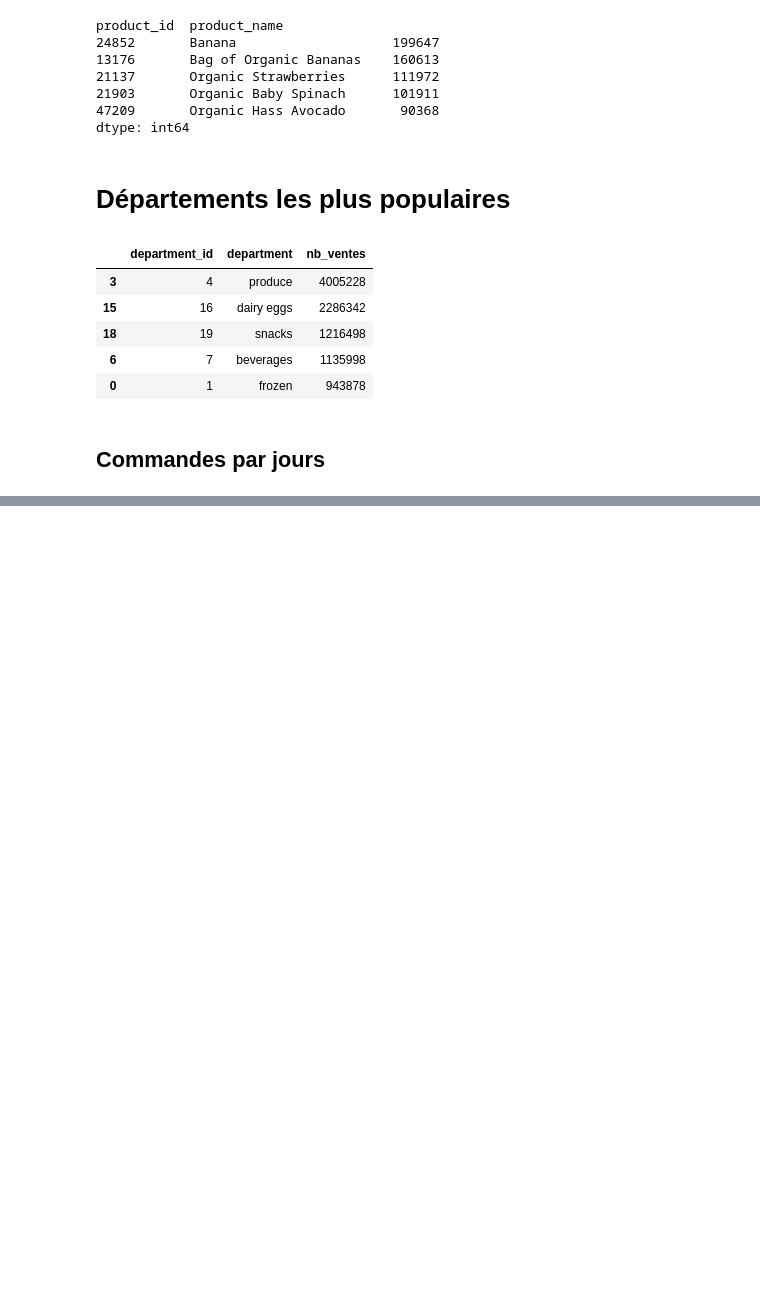
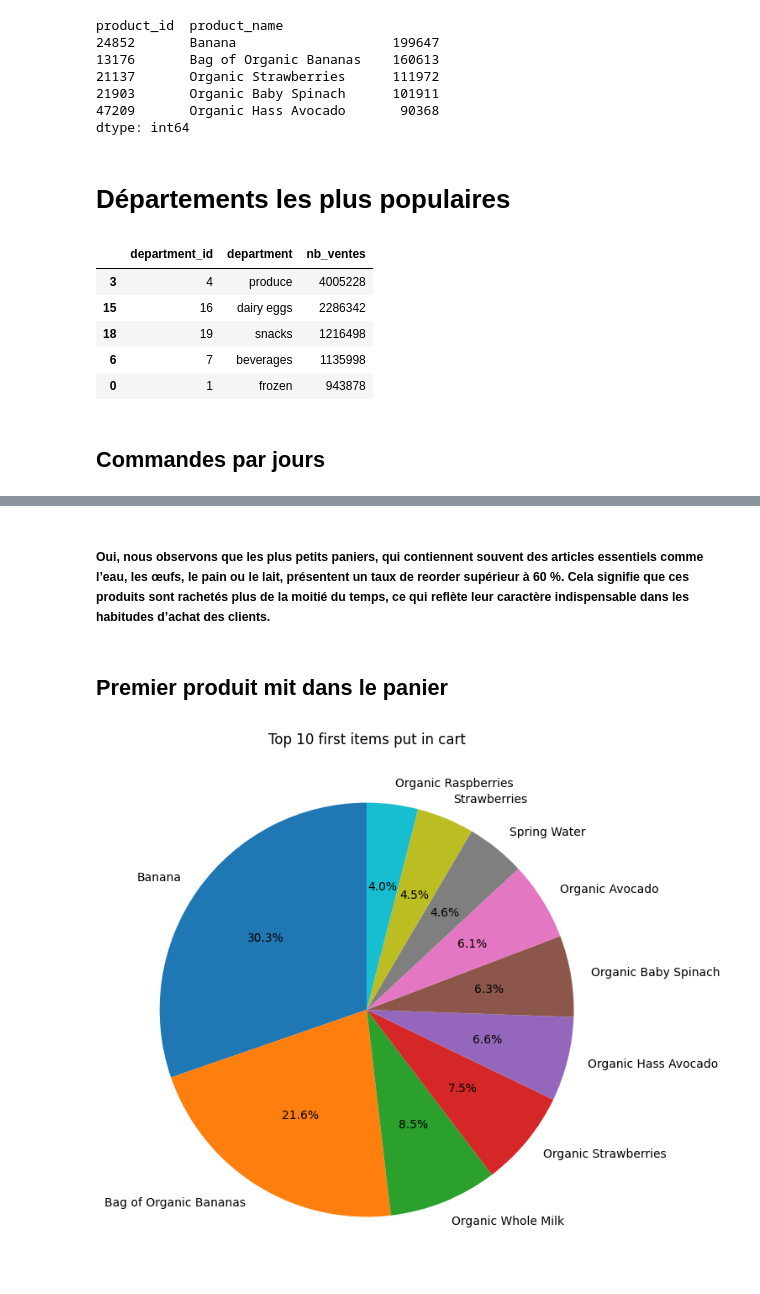
Before and after one commit to LeMatt28/Nextbuy-AI, a Jupyter notebook: notebook.ipynb, the cells around one changed output, grey strips where cells are left out. Saved outputs shown, nothing was run; the diff lists cells and outputs as text; code cells hidden in the pictures; blank space fills up the shorter version.

```diff
--- a/notebook.ipynb
+++ b/notebook.ipynb
@@ -38,8 +38,7 @@ cols_to_int = [
     "order_number",
     "order_dow",
     "aisle_id",
-    "department_id",
-    "eval_set"
+    "department_id"
 ]
 
 # convertir en entier  (int64 pour les nan)
@@ -119,0 +186,16 @@ plt.show()
+# %% [markdown]
+##### Oui, nous observons que les plus petits paniers, qui contiennent souvent des articles essentiels comme l’eau, les œufs, le pain ou le lait, présentent un taux de reorder supérieur à 60 %. Cela signifie que ces produits sont rachetés plus de la moitié du temps, ce qui reflète leur caractère indispensable dans les habitudes d’achat des clients.
+# %% [markdown]
+## Premier produit mit dans le panier
+# %%
+
+first_items = df[df["add_to_cart_order"] == 1]
+top_first = first_items["product_name"].value_counts().head(10)
+
+# graphique camembert
+plt.figure(figsize=(8, 8))
+plt.pie(top_first.values, labels=top_first.index, autopct="%1.1f%%", startangle=90)
+plt.title("Top 10 first items put in cart")
+plt.show()
+# %% [output]
+[figure, added]
```
Also changed, not shown: parts of 8 cells of this notebook.
